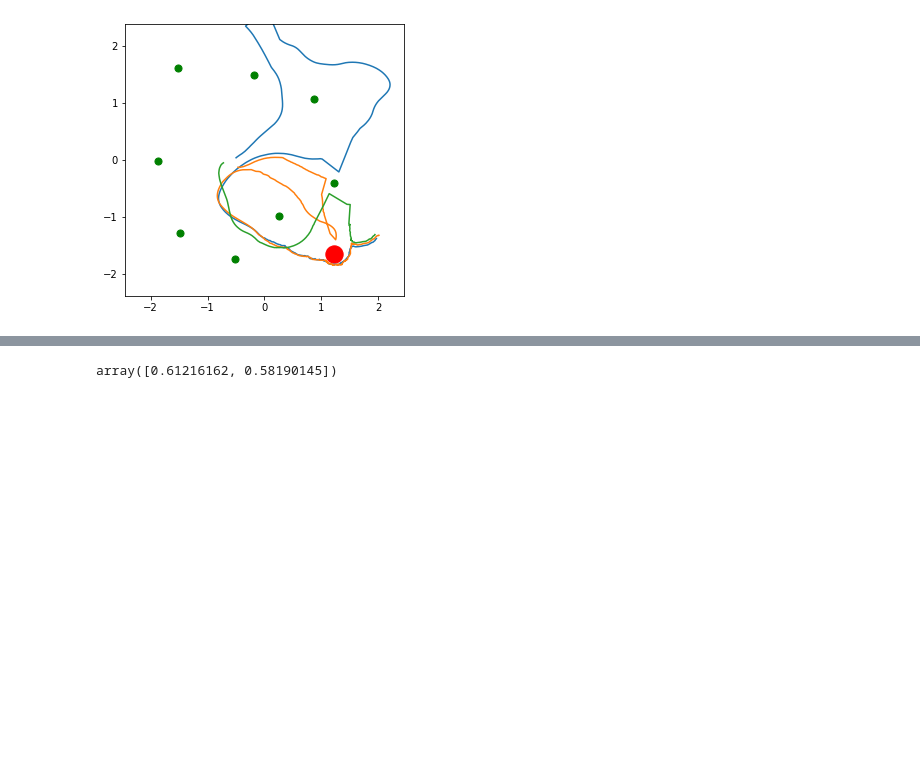
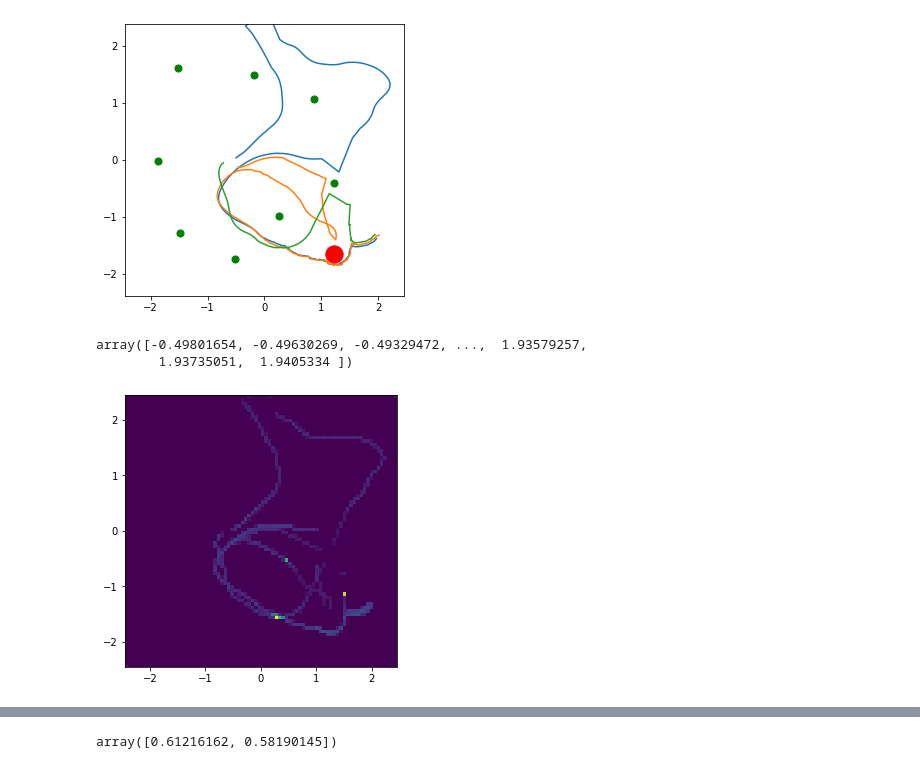
Before and after one commit to pablotalavante/sdic-mini-project, a Jupyter notebook: mini-project-2.ipynb, the cells around one changed output, grey strips where cells are left out. Saved outputs shown, nothing was run; the diff lists cells and outputs as text; code cells hidden in the pictures; blank space fills up the shorter version.

Commit message:
heatmap

```diff
--- a/mini-project-2.ipynb
+++ b/mini-project-2.ipynb
@@ -250,3 +250,31 @@ for path in paths:
     plt.plot(path[:, 0], path[:, 1])
 # %% [output]
 [figure]
+# %%
+x
+# %% [output]
+array([-0.49801654, -0.49630269, -0.49329472, ...,  1.93579257,
+        1.93735051,  1.9405334 ])
+# %%
+x_ = np.hstack([x, [-2.45, 2.45]])
+y_ = np.hstack([y, [-2.45, 2.45]])
+# %%
+import numpy as np
+import numpy.random
+import matplotlib.pyplot as plt
+
+plt.figure(figsize=(5, 5))
+plt.axis('equal')
+
+plt.xlim(-2.45, 2.45)
+plt.ylim(-2.45, 2.45)
+
+
+heatmap, xedges, yedges = np.histogram2d(x_, y_, bins=80)
+extent = [-2.45, 2.45, -2.45, 2.45]
+
+plt.clf()
+plt.imshow(np.sqrt(heatmap.T), extent=extent, origin='lower')
+plt.show()
+# %% [output]
+[figure, added]
```
Also changed, not shown: parts of 4 cells of this notebook, 1 other file.
